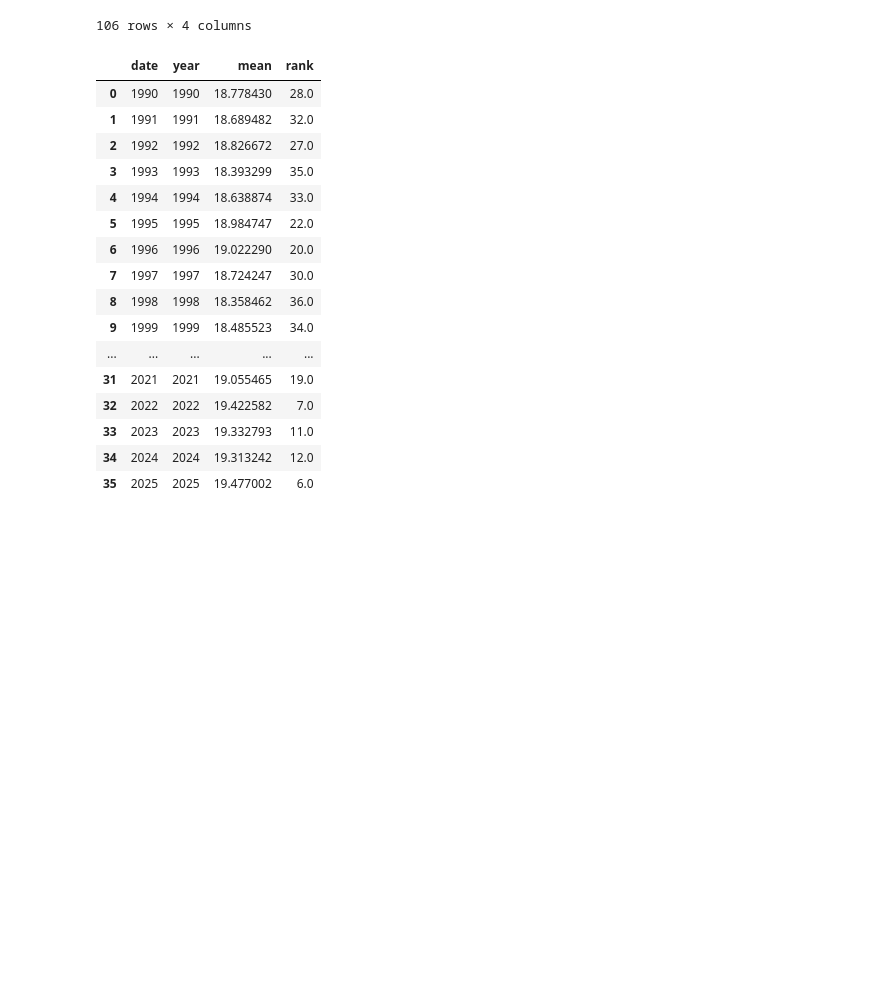
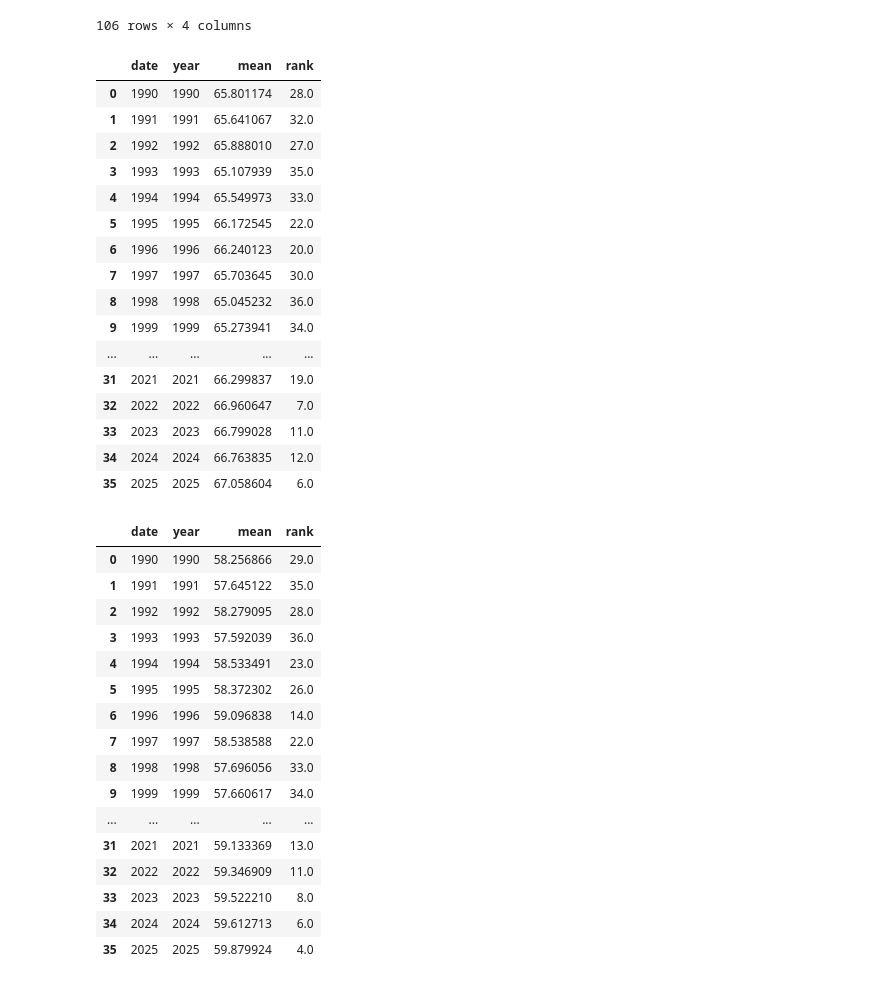
Before and after one commit to cherryleh/climate-summary, a Jupyter notebook: dews-hawaii-app/scripts/2025-summary/ranks copy.ipynb, the cells around one changed output. Drawn from its saved outputs; the diff is of its cells as text; code cells hidden in the pictures; blank space fills up the shorter version.

```diff
--- a/dews-hawaii-app/scripts/2025-summary/ranks copy.ipynb
+++ b/dews-hawaii-app/scripts/2025-summary/ranks copy.ipynb
@@ -69,6 +69,7 @@ df
 | 105 | 2025 | 2025 | 1066.688672 | 2.0 |
 106 rows × 4 columns
 # %%
+#Tmean
 tif_path = "/Users/cherryleheu/Documents/HCDP/Data/annual/tmean/calendar_year"
 
 all_records = []
@@ -85,7 +86,7 @@ for tif in sorted(glob.glob(os.path.join(tif_path, f"*_agg.tif"))):
     all_records.append({
         "date": date,
         "year": int(year),
-        "mean": mean_val
+        "mean": mean_val*9/5 + 32
     })
 
 df = pd.DataFrame(all_records)
@@ -95,20 +96,64 @@ df["rank"] = df["mean"].rank(method="min", ascending=False)
 df
 # %% [output]
 |  | date | year | mean | rank |
-| 0 | 1990 | 1990 | 18.778430 | 28.0 |
-| 1 | 1991 | 1991 | 18.689482 | 32.0 |
-| 2 | 1992 | 1992 | 18.826672 | 27.0 |
-| 3 | 1993 | 1993 | 18.393299 | 35.0 |
-| 4 | 1994 | 1994 | 18.638874 | 33.0 |
-| 5 | 1995 | 1995 | 18.984747 | 22.0 |
-| 6 | 1996 | 1996 | 19.022290 | 20.0 |
-| 7 | 1997 | 1997 | 18.724247 | 30.0 |
-| 8 | 1998 | 1998 | 18.358462 | 36.0 |
-| 9 | 1999 | 1999 | 18.485523 | 34.0 |
+| 0 | 1990 | 1990 | 65.801174 | 28.0 |
+| 1 | 1991 | 1991 | 65.641067 | 32.0 |
+| 2 | 1992 | 1992 | 65.888010 | 27.0 |
+| 3 | 1993 | 1993 | 65.107939 | 35.0 |
+| 4 | 1994 | 1994 | 65.549973 | 33.0 |
+| 5 | 1995 | 1995 | 66.172545 | 22.0 |
+| 6 | 1996 | 1996 | 66.240123 | 20.0 |
+| 7 | 1997 | 1997 | 65.703645 | 30.0 |
+| 8 | 1998 | 1998 | 65.045232 | 36.0 |
+| 9 | 1999 | 1999 | 65.273941 | 34.0 |
 | ... | ... | ... | ... | ... |
-| 31 | 2021 | 2021 | 19.055465 | 19.0 |
-| 32 | 2022 | 2022 | 19.422582 | 7.0 |
-| 33 | 2023 | 2023 | 19.332793 | 11.0 |
-| 34 | 2024 | 2024 | 19.313242 | 12.0 |
-| 35 | 2025 | 2025 | 19.477002 | 6.0 |
+| 31 | 2021 | 2021 | 66.299837 | 19.0 |
+| 32 | 2022 | 2022 | 66.960647 | 7.0 |
+| 33 | 2023 | 2023 | 66.799028 | 11.0 |
+| 34 | 2024 | 2024 | 66.763835 | 12.0 |
+| 35 | 2025 | 2025 | 67.058604 | 6.0 |
+# %%
+#Tmin
+tif_path = "/Users/cherryleheu/Documents/HCDP/Data/annual/tmin/calendar_year"
+
+all_records = []
+for tif in sorted(glob.glob(os.path.join(tif_path, f"*_agg.tif"))):
+    parts = os.path.basename(tif).replace(".tif", "").split("_")
+    year = parts[2]
+    date = f"{year}"
+
+    with rasterio.open(tif) as src:
+        arr = src.read(1).astype(float)
+        arr = np.where(arr == src.nodata, np.nan, arr)
+        mean_val = np.nanmean(arr)
+
+    all_records.append({
+        "date": date,
+        "year": int(year),
+        "mean": mean_val*9/5 + 32
+    })
+
+df = pd.DataFrame(all_records)
+
+df["rank"] = df["mean"].rank(method="min", ascending=False)
+
+df
+# %% [output]
+|  | date | year | mean | rank |
+| 0 | 1990 | 1990 | 58.256866 | 29.0 |
+| 1 | 1991 | 1991 | 57.645122 | 35.0 |
+| 2 | 1992 | 1992 | 58.279095 | 28.0 |
+| 3 | 1993 | 1993 | 57.592039 | 36.0 |
+| 4 | 1994 | 1994 | 58.533491 | 23.0 |
+| 5 | 1995 | 1995 | 58.372302 | 26.0 |
+| 6 | 1996 | 1996 | 59.096838 | 14.0 |
+| 7 | 1997 | 1997 | 58.538588 | 22.0 |
+| 8 | 1998 | 1998 | 57.696056 | 33.0 |
+| 9 | 1999 | 1999 | 57.660617 | 34.0 |
+| ... | ... | ... | ... | ... |
+| 31 | 2021 | 2021 | 59.133369 | 13.0 |
+| 32 | 2022 | 2022 | 59.346909 | 11.0 |
+| 33 | 2023 | 2023 | 59.522210 | 8.0 |
+| 34 | 2024 | 2024 | 59.612713 | 6.0 |
+| 35 | 2025 | 2025 | 59.879924 | 4.0 |
 # %%
```
Also changed, not shown: parts of 2 cells of this notebook, 11 other files.
